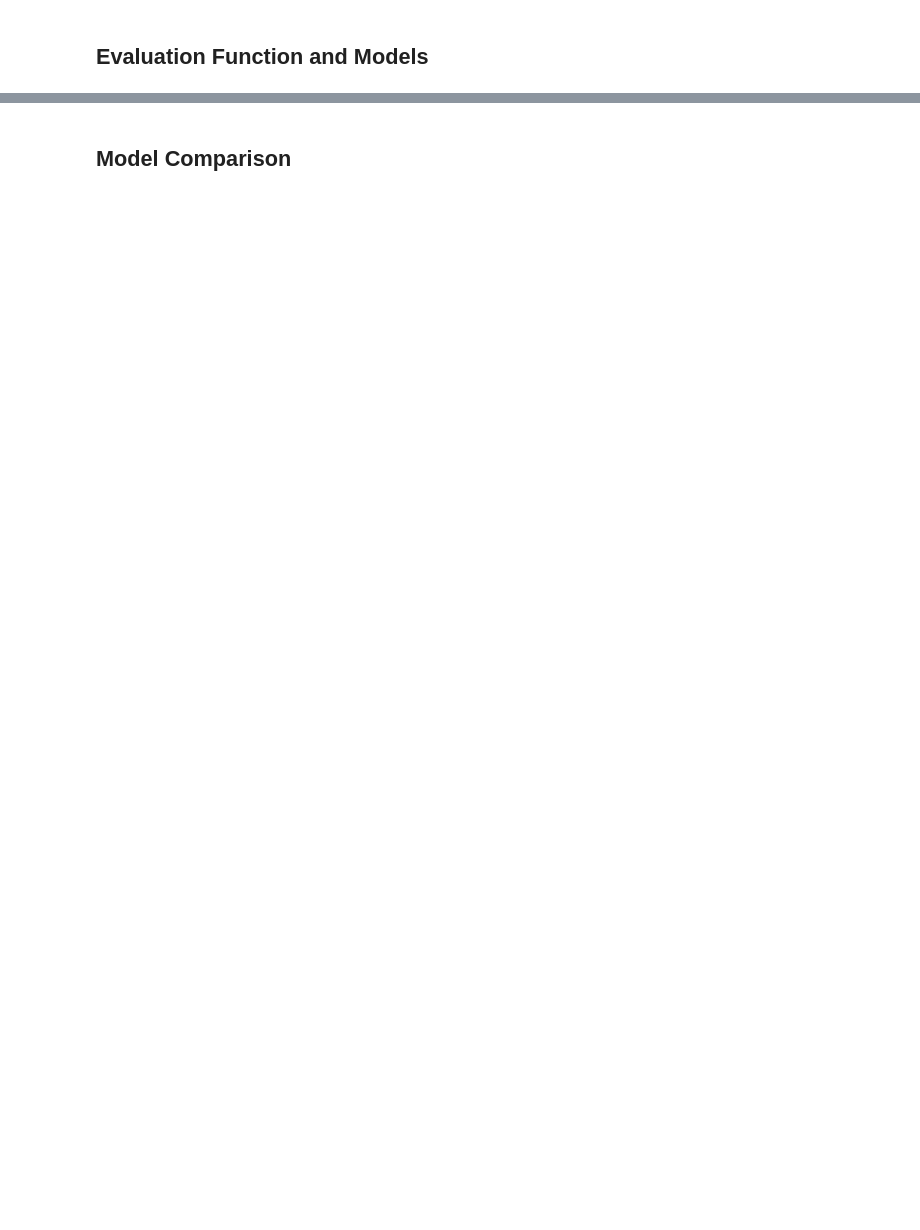
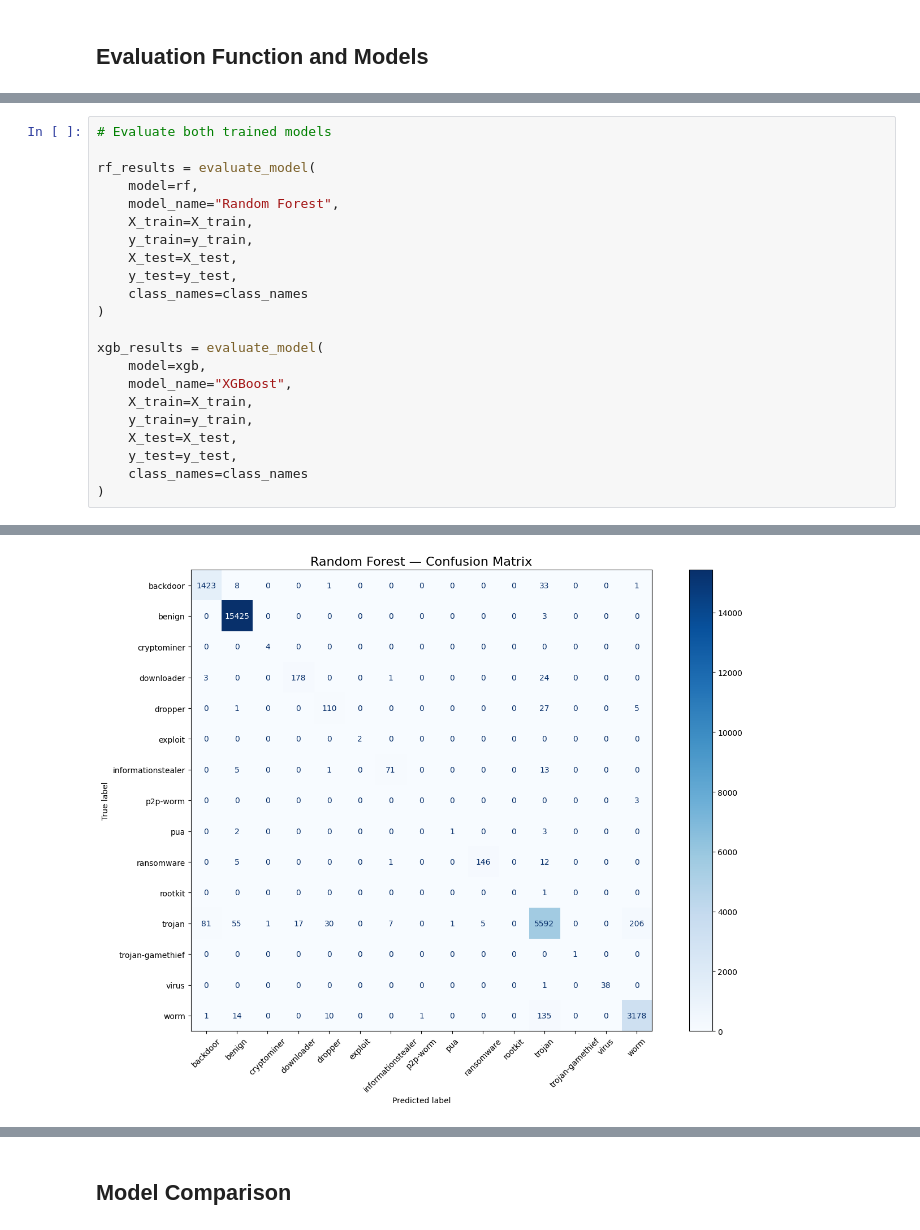
Before and after one commit to razu14396/COMP8325_A2, a Jupyter notebook: Group13_COMP8325_A2_Task1_Source_Code.ipynb, the cells around one changed output, grey strips where cells are left out. Drawn from its saved outputs; the diff is of its cells as text; blank space fills up the shorter version.

```diff
--- a/Group13_COMP8325_A2_Task1_Source_Code.ipynb
+++ b/Group13_COMP8325_A2_Task1_Source_Code.ipynb
@@ -280,0 +402,23 @@ Test accuracy    : 97.18%
+# %%
+# Evaluate both trained models
+
+rf_results = evaluate_model(
+    model=rf,
+    model_name="Random Forest",
+    X_train=X_train,
+    y_train=y_train,
+    X_test=X_test,
+    y_test=y_test,
+    class_names=class_names
+)
+
+xgb_results = evaluate_model(
+    model=xgb,
+    model_name="XGBoost",
+    X_train=X_train,
+    y_train=y_train,
+    X_test=X_test,
+    y_test=y_test,
+    class_names=class_names
+)
+# %% [output]
@@ -280,0 +458 @@ Test accuracy    : 97.18%
+[figure, added]
```
Also changed, not shown: parts of 10 cells of this notebook, 13 other files.
